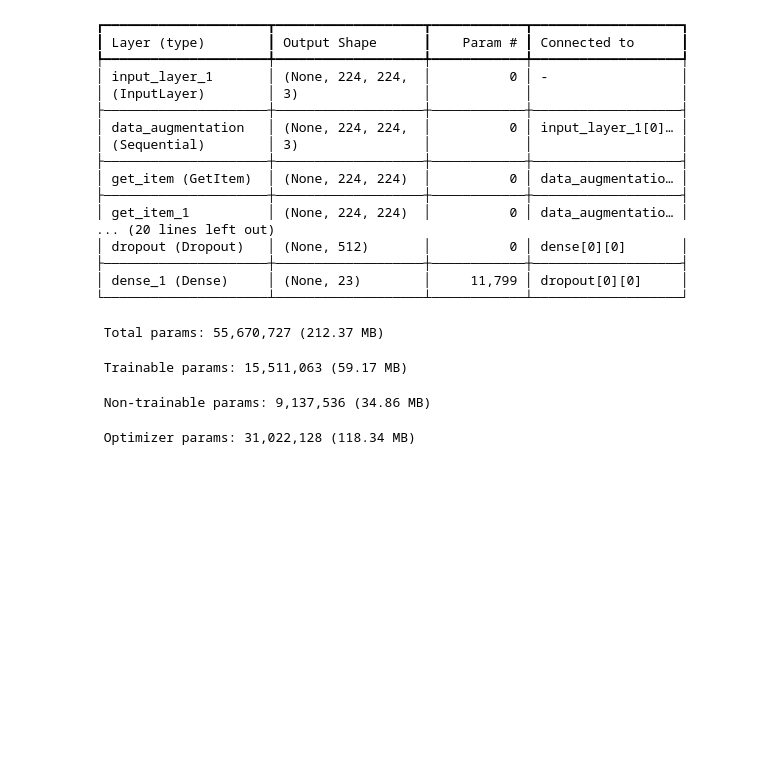
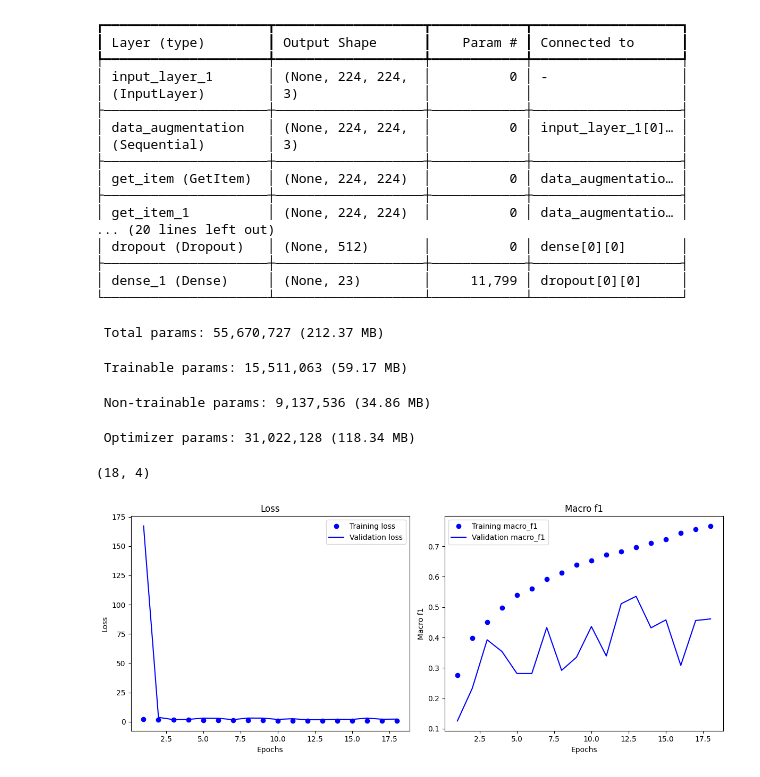
Before and after one commit to alexmr-ds/DeepLearning-NOVAIMS2026, a Jupyter notebook: notebooks/alexandre_NN.ipynb, the cells around one changed output. Cells and saved outputs as stored; diff of their text form; code cells hidden in the pictures; blank space fills up the shorter version.

```diff
--- a/notebooks/alexandre_NN.ipynb
+++ b/notebooks/alexandre_NN.ipynb
@@ -93,0 +174,40 @@ Model: "functional_1"
+# %%
+df.shape
+# %% [output]
+(18, 4)
+# %%
+history_dict1 = history_stage_1.history
+
+# Loss metrics
+loss_values = history_dict1["loss"]
+val_loss_values = history_dict1["val_loss"]
+# Accuracy metrics
+acc = history_dict1["macro_f1"]
+val_acc = history_dict1["val_macro_f1"]
+
+epochs = range(1, len(loss_values) + 1)
+
+plt.figure(figsize=(12, 5))
+
+# Loss subplot
+plt.subplot(1, 2, 1)
+plt.plot(epochs, loss_values, "bo", label="Training loss")
+plt.plot(epochs, val_loss_values, "b", label="Validation loss")
+plt.title("Loss")
+plt.xlabel("Epochs")
+plt.ylabel("Loss")
+plt.legend()
+
+# Accuracy subplot
+plt.subplot(1, 2, 2)
+plt.plot(epochs, acc, "bo", label="Training macro_f1")
+plt.plot(epochs, val_acc, "b", label="Validation macro_f1")
+plt.title("Macro f1")
+plt.xlabel("Epochs")
+plt.ylabel("Macro f1")
+plt.legend()
+
+plt.tight_layout()
+plt.show()
+# %% [output]
+[figure, added]
```
Also changed, not shown: parts of 6 cells of this notebook, 1 other file.
